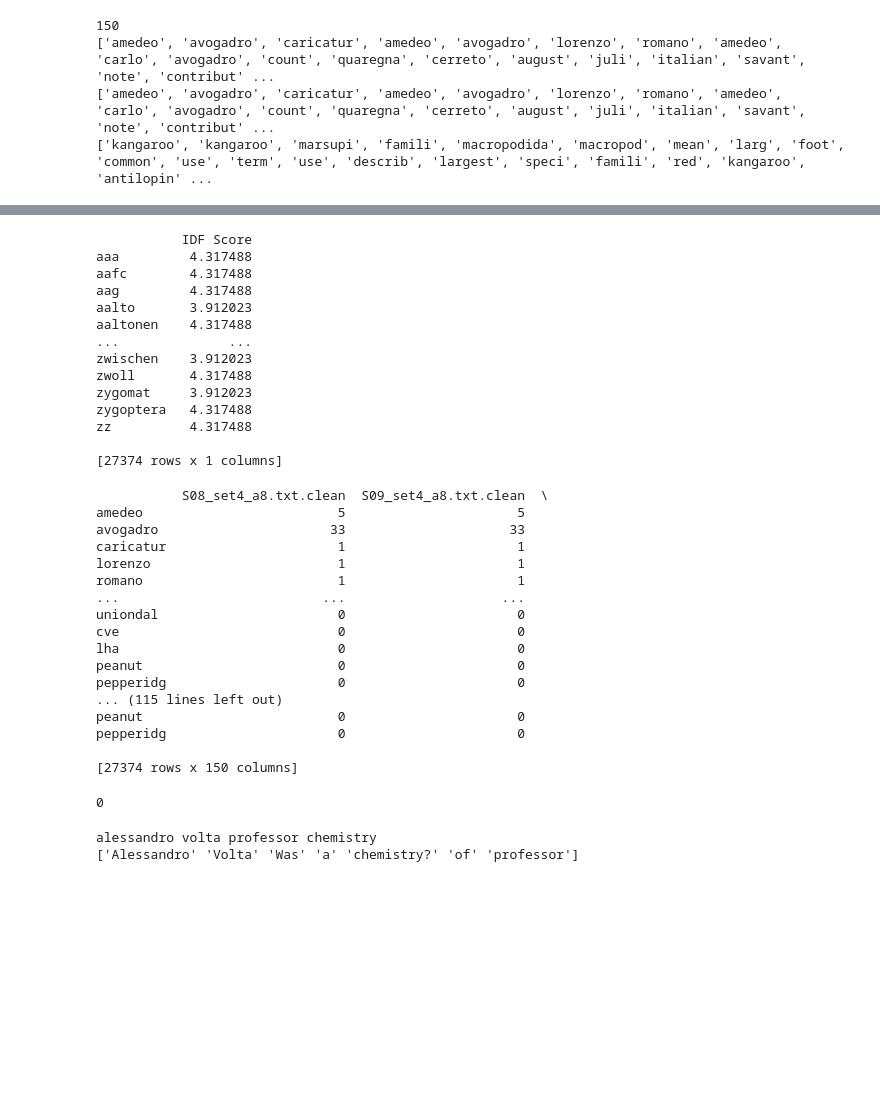
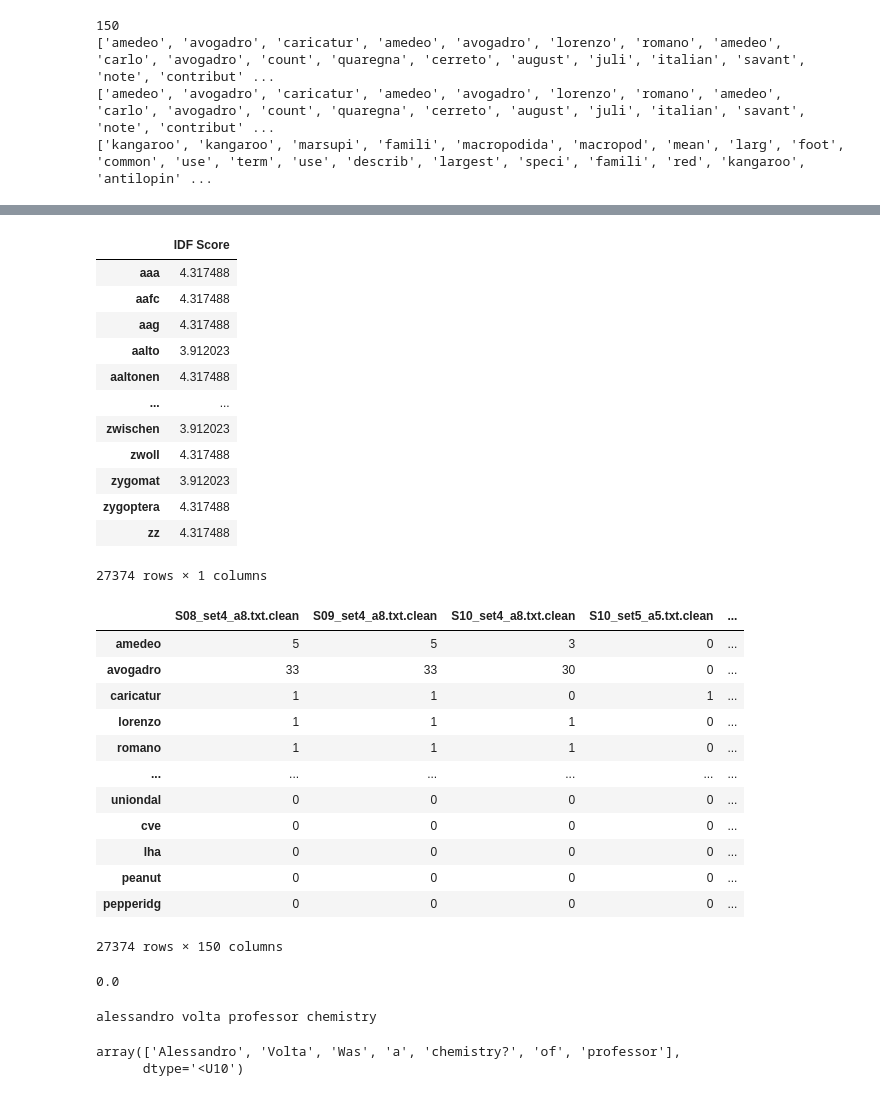
Before and after one commit to ginawelsh/RAGTinyLlama, a Jupyter notebook: baseline_tf_idf.ipynb, the cells around one changed output, grey strips where cells are left out. Cells and saved outputs as stored; diff of their text form; code cells hidden in the pictures; blank space fills up the shorter version.

```diff
--- a/baseline_tf_idf.ipynb
+++ b/baseline_tf_idf.ipynb
@@ -131,63 +160,58 @@ print(idf_scores)
 # turn corpus into pandas dataframe
 idf_df_scores = pd.DataFrame.from_dict(idf_scores, orient='index', columns=['IDF Score'])
 
-print(idf_df_scores)
+idf_df_scores
 
 # accessing an idf score: idf_df_scores[term]
 # %% [output]
+|  | IDF Score |
+| aaa | 4.317488 |
+| aafc | 4.317488 |
+| aag | 4.317488 |
+| aalto | 3.912023 |
+| aaltonen | 4.317488 |
+| ... | ... |
+| zwischen | 3.912023 |
+| zwoll | 4.317488 |
+| zygomat | 3.912023 |
+| zygoptera | 4.317488 |
+| zz | 4.317488 |
-           IDF Score
-aaa         4.317488
-aafc        4.317488
-aag         4.317488
-aalto       3.912023
-aaltonen    4.317488
-...              ...
-zwischen    3.912023
-zwoll       4.317488
-zygomat     3.912023
-zygoptera   4.317488
-zz          4.317488
-
-[27374 rows x 1 columns]
+27374 rows × 1 columns
 # %%
 from collections import Counter
 # TERM FREQUENCY MATRIX - PER DOCUMENT
 # create term-document-matrix - every document converted to a vector corresponding to frequency of each vocab item appearing in that document
 
 def term_document_matrix(corpus, vocab):
        data = {}
        for doc_id, tokens in corpus.items():
               freqs = Counter(tokens)
               for term, count in freqs.items():
                      if term in vocab:
                             if term not in data:
                                    data[term] = {}
                             data[term][doc_id] = count
        df = pd.DataFrame.from_dict(data, orient='index').fillna(0).astype(int)
        return df
 
 
 term_document_matrix = term_document_matrix(corpus, vocabulary)
 
-print(term_document_matrix)
+term_document_matrix
 # %% [output]
+|  | S08_set4_a8.txt.clean | S09_set4_a8.txt.clean | S10_set4_a8.txt.clean | S10_set5_a5.txt.clean | ... |
+| amedeo | 5 | 5 | 3 | 0 | ... |
+| avogadro | 33 | 33 | 30 | 0 | ... |
+| caricatur | 1 | 1 | 0 | 1 | ... |
+| lorenzo | 1 | 1 | 1 | 0 | ... |
+| romano | 1 | 1 | 1 | 0 | ... |
+| ... | ... | ... | ... | ... | ... |
+| uniondal | 0 | 0 | 0 | 0 | ... |
+| cve | 0 | 0 | 0 | 0 | ... |
+| lha | 0 | 0 | 0 | 0 | ... |
+| peanut | 0 | 0 | 0 | 0 | ... |
+| pepperidg | 0 | 0 | 0 | 0 | ... |
-           S08_set4_a8.txt.clean  S09_set4_a8.txt.clean  \
-amedeo                         5                      5
-avogadro                      33                     33
-caricatur                      1                      1
-lorenzo                        1                      1
-romano                         1                      1
-...                          ...                    ...
-uniondal                       0                      0
-cve                            0                      0
-lha                            0                      0
-peanut                         0                      0
-pepperidg                      0                      0
-... (115 lines left out)
-peanut                         0                      0
-pepperidg                      0                      0
-
-[27374 rows x 150 columns]
+27374 rows × 150 columns
 # %%
 # calculate tf values
 
@@ -197,9 +221,9 @@ def calculate_tf(term, document, term_document_matrix):
      return tf
 
 
-print(term_document_matrix['S09_set2_a10.txt.clean']["amedeo"])
+term_document_matrix['S09_set2_a10.txt.clean']["amedeo"]
 # %% [output]
-0
+0.0
 # %%
 doc_ids = [file for file in os.listdir(path="group_project/text_data") if file.endswith('.clean')]
 
@@ -231,7 +255,7 @@ print(process_query(test_query))
 
 split_query = np.unique(test_query.split())
 
-print(split_query)
+split_query
 
 
 
@@ -239,4 +263,5 @@ print(split_query)
   #  for word in np.unique(query.)
 # %% [output]
 alessandro volta professor chemistry
-['Alessandro' 'Volta' 'Was' 'a' 'chemistry?' 'of' 'professor']
+array(['Alessandro', 'Volta', 'Was', 'a', 'chemistry?', 'of', 'professor'],
+      dtype='<U10')
```
Also changed, not shown: parts of 12 cells of this notebook, 1 other file.
